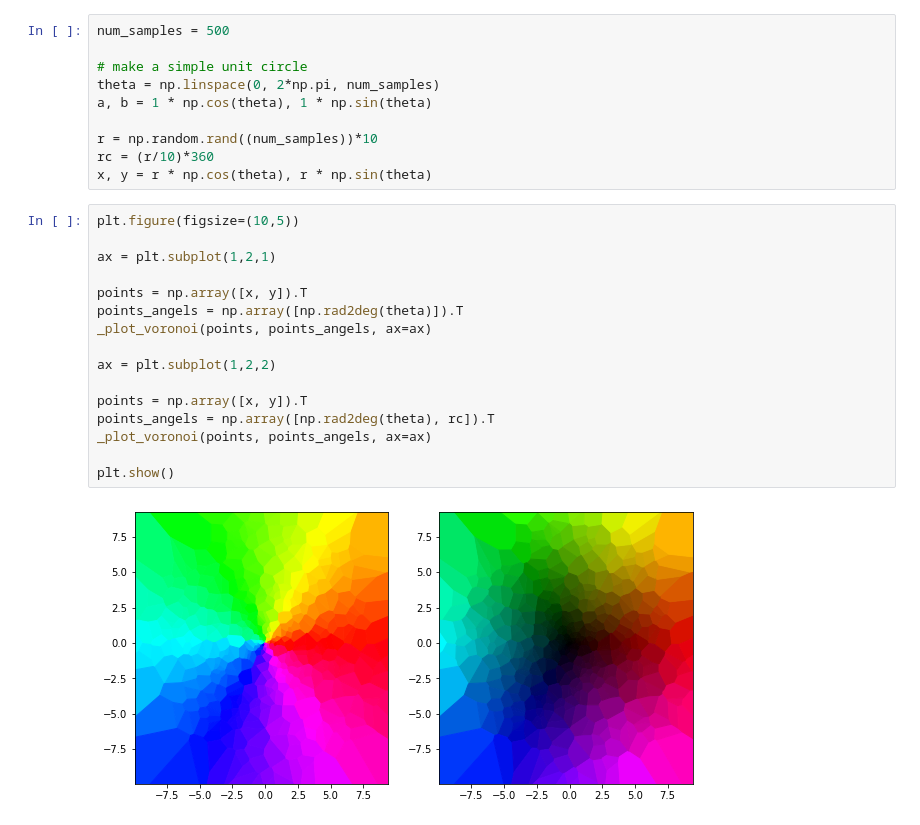
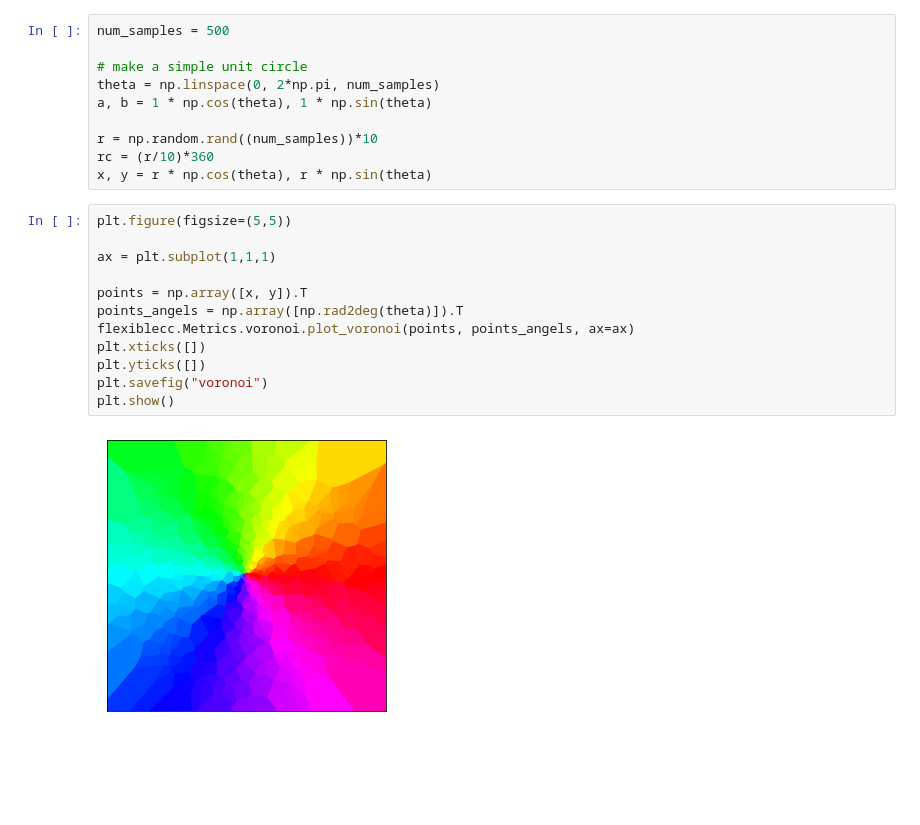
Before and after one commit to SimonLBSoerensen/Flexible-Camera-Calibration, a Jupyter notebook: SimonsTestBooks/TestBookMetrics.ipynb, the cells around one changed output. Saved outputs shown, nothing was run; the diff lists cells and outputs as text; blank space fills up the shorter version.

```diff
--- a/SimonsTestBooks/TestBookMetrics.ipynb
+++ b/SimonsTestBooks/TestBookMetrics.ipynb
@@ -21,20 +21,16 @@ r = np.random.rand((num_samples))*10
 rc = (r/10)*360
 x, y = r * np.cos(theta), r * np.sin(theta)
 # %%
-plt.figure(figsize=(10,5))
+plt.figure(figsize=(5,5))
 
-ax = plt.subplot(1,2,1)
+ax = plt.subplot(1,1,1)
 
 points = np.array([x, y]).T
 points_angels = np.array([np.rad2deg(theta)]).T
-_plot_voronoi(points, points_angels, ax=ax)
-
-ax = plt.subplot(1,2,2)
-
-points = np.array([x, y]).T
-points_angels = np.array([np.rad2deg(theta), rc]).T
-_plot_voronoi(points, points_angels, ax=ax)
-
+flexiblecc.Metrics.voronoi.plot_voronoi(points, points_angels, ax=ax)
+plt.xticks([])
+plt.yticks([])
+plt.savefig("voronoi")
 plt.show()
 # %% [output]
-[figure, old version]
+[figure, new version]
```
Also changed, not shown: parts of 2 cells of this notebook, 6 other files.
